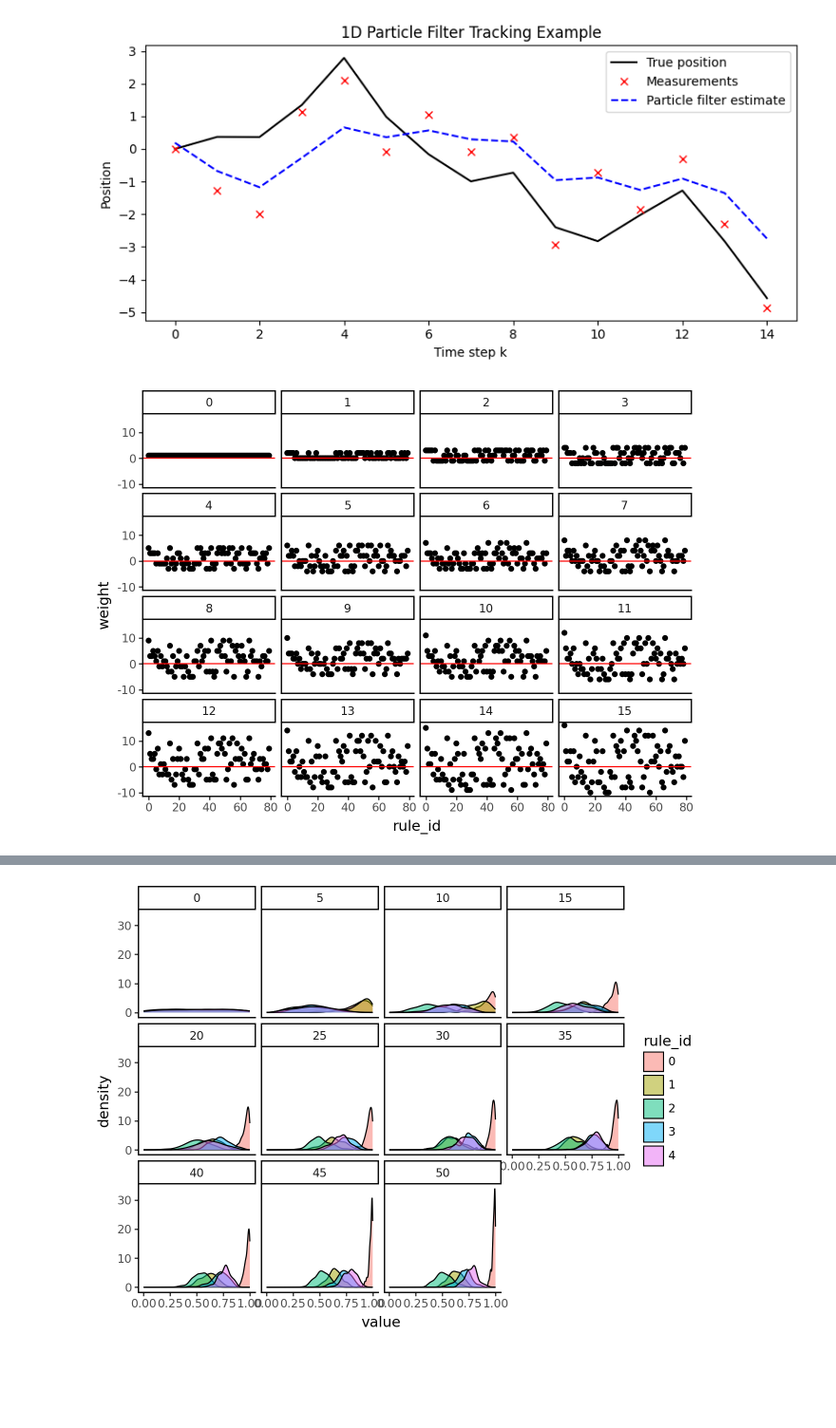
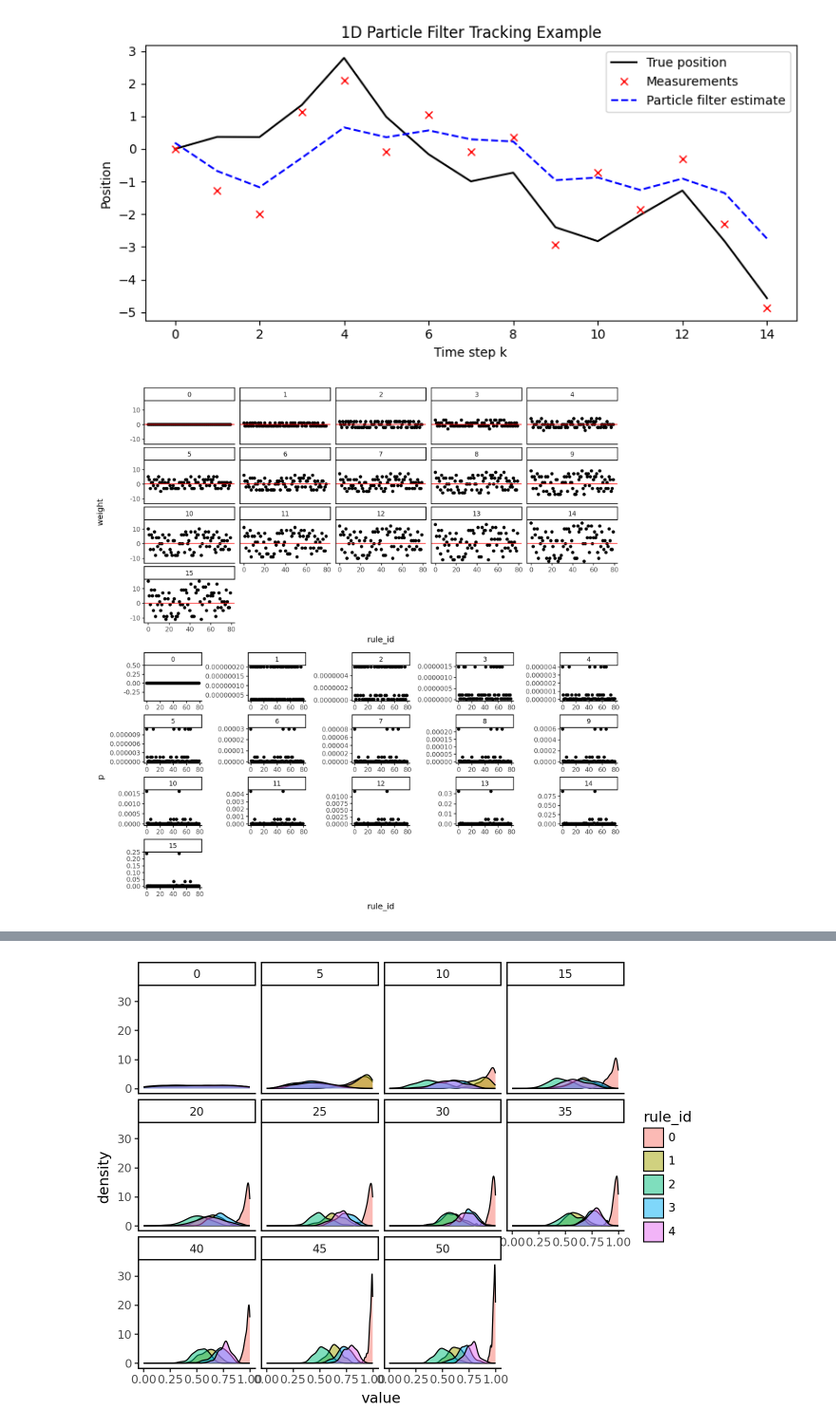
Before and after one commit to Rohambarack/alien_filter, a Jupyter notebook: pg/BPF.ipynb, the cells around one changed output, grey strips where cells are left out. Shown at 95% size. Saved outputs shown, nothing was run; the diff lists cells and outputs as text; code cells hidden in the pictures; blank space fills up the shorter version.

```diff
--- a/pg/BPF.ipynb
+++ b/pg/BPF.ipynb
@@ -242,35 +294,57 @@ r.formalize_rule()
 
 #init --> set weights to 1
 ag_rules =ag_rules.map(weights)
+
 for i in range(n_t):
     #get random stimuli
     stim = stimuli_maker()
     #no guesses here, this model assumes flawless information integration
     #if you say dangerous and it's correct you know that every rule that deems it dangerous gets +
     #if you say its dangerous but it is not you know that every rule that deems it dangerous gets -
     #check whether it is in accordance with true rule
     true_result = r.check_stimuli(stim)
     #all rules that aggree get + all rules that disagree get -
     ag_rules = ag_rules.map(real_rule_pass_based_weights, fn_kwargs={"passed":true_result,
      "stim":stim})
 
 
+#with weights
 df = ag_rules.to_pandas()
 w_cols = pd.DataFrame(df["w"].to_list(), columns=[i for i in range(n_t+1)])
 w_cols["rule_id"] = [i for i in range(80)]
-
+#
 df_2 = pd.DataFrame()
 df_2["rule"] = df[["rule"]]
 df_2["rule_id"] = [i for i in range(80)]
 df_2 = df_2.merge(w_cols, on="rule_id").melt(["rule","rule_id"],value_name="weight",var_name="turn")
 
+#with probs
+ps = pd.DataFrame(np.transpose(softmax(np.transpose(ag_rules["w"]))))
+ps["rule_id"] = [i for i in range(80)]
+#
+df_3 = pd.DataFrame()
+df_3["rule"] = df[["rule"]]
+df_3["rule_id"] = [i for i in range(80)]
+df_3 = df_3.merge(ps, on="rule_id").melt(["rule","rule_id"],value_name="p",var_name="turn")
+
+
 (
     ggplot(df_2,aes("rule_id","weight"))
     + geom_point()
-    + facet_wrap("turn")
+    + facet_wrap("turn",ncol=5)
     + geom_abline(intercept = 0, slope = 0, color = "red")
     + theme_classic()
+    + theme(figure_size=(6,10))
+
+) / (
+
+
+    ggplot(df_3,aes("rule_id","p"))
+    + geom_point()
+    + facet_wrap("turn",ncol=5,scales="free")
+    + theme_classic()
+    + theme(figure_size=(10,10))
 
 )
 # %% [output]
-[figure, old version]
+[figure, new version]
```
Also changed, not shown: parts of 54 cells of this notebook.
